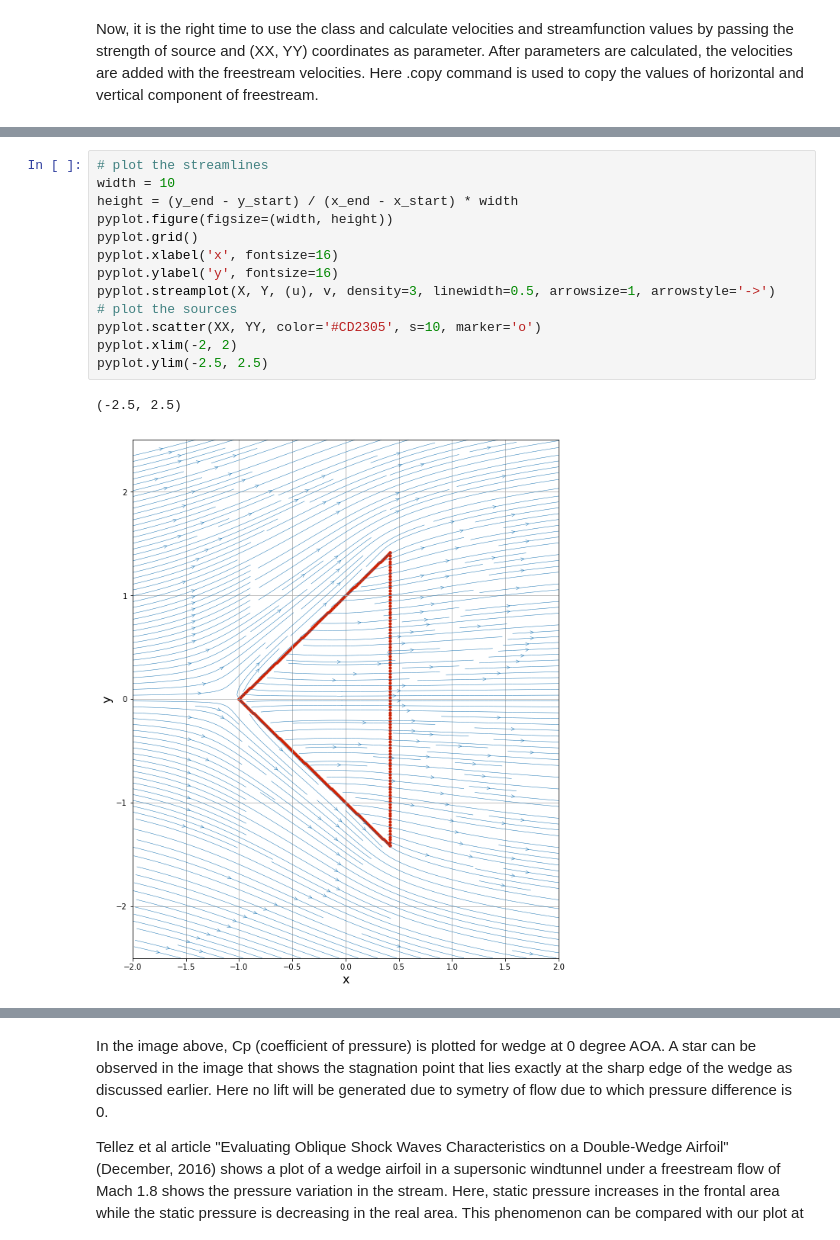
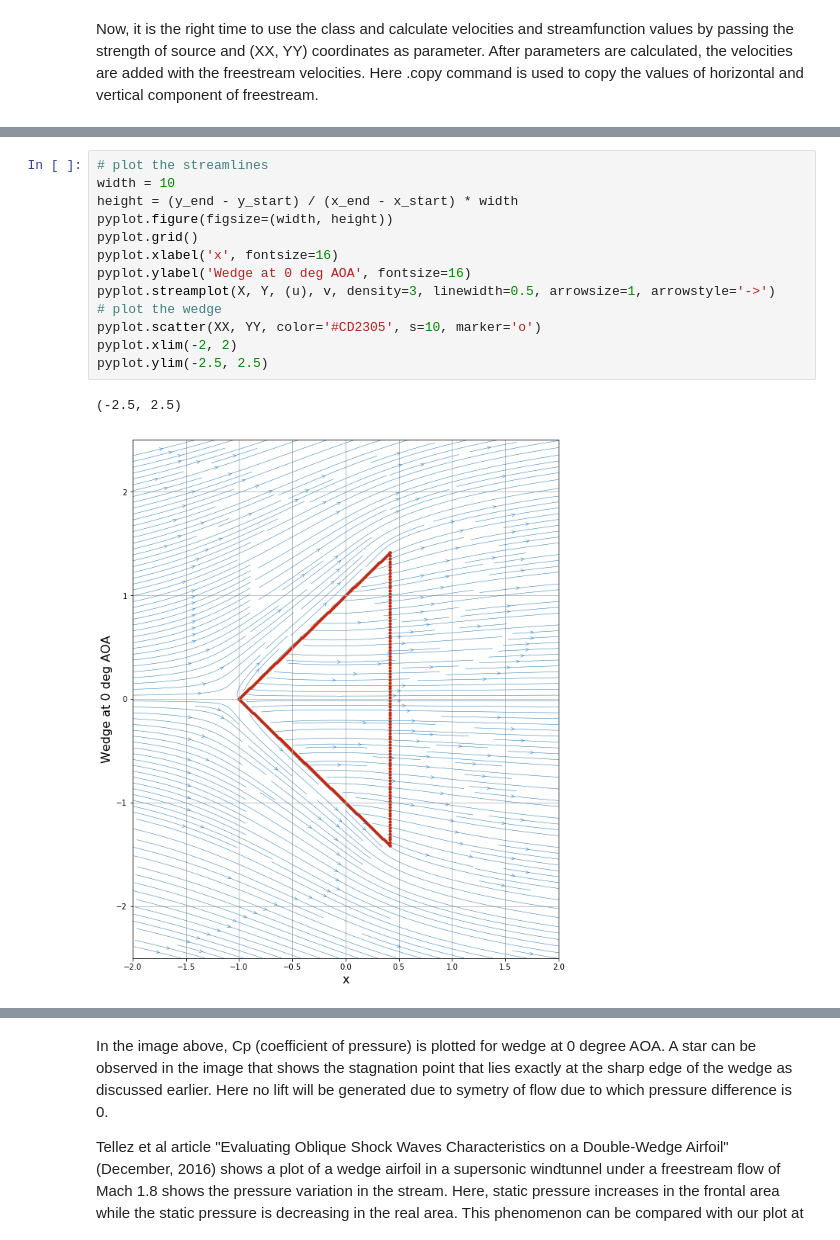
Before and after one commit to barbagroup/AeroPython-studentprojects2018, a Jupyter notebook: anmol035/project_2018.ipynb, the cells around one changed output, grey strips where cells are left out. Cells and saved outputs as stored; diff of their text form.

```diff
--- a/anmol035/project_2018.ipynb
+++ b/anmol035/project_2018.ipynb
@@ -217,19 +215,19 @@ Image(url='http://farside.ph.utexas.edu/teaching/336L/Fluidhtml/img1876.png')
 # %%
 # plot the streamlines
 width = 10
 height = (y_end - y_start) / (x_end - x_start) * width
 pyplot.figure(figsize=(width, height))
 pyplot.grid()
 pyplot.xlabel('x', fontsize=16)
-pyplot.ylabel('y', fontsize=16)
+pyplot.ylabel('Wedge at 0 deg AOA', fontsize=16)
 pyplot.streamplot(X, Y, (u), v, density=3, linewidth=0.5, arrowsize=1, arrowstyle='->')
-# plot the sources
+# plot the wedge
 pyplot.scatter(XX, YY, color='#CD2305', s=10, marker='o')
 pyplot.xlim(-2, 2)
 pyplot.ylim(-2.5, 2.5)
 # %% [output]
 (-2.5, 2.5)
-[figure, old version]
+[figure, new version]
 # %%
 cp1=1-(((u)/(u_inf))**2) #calculating pressure coefficient
 size=6
```
Also changed, not shown: parts of 10 cells of this notebook.
